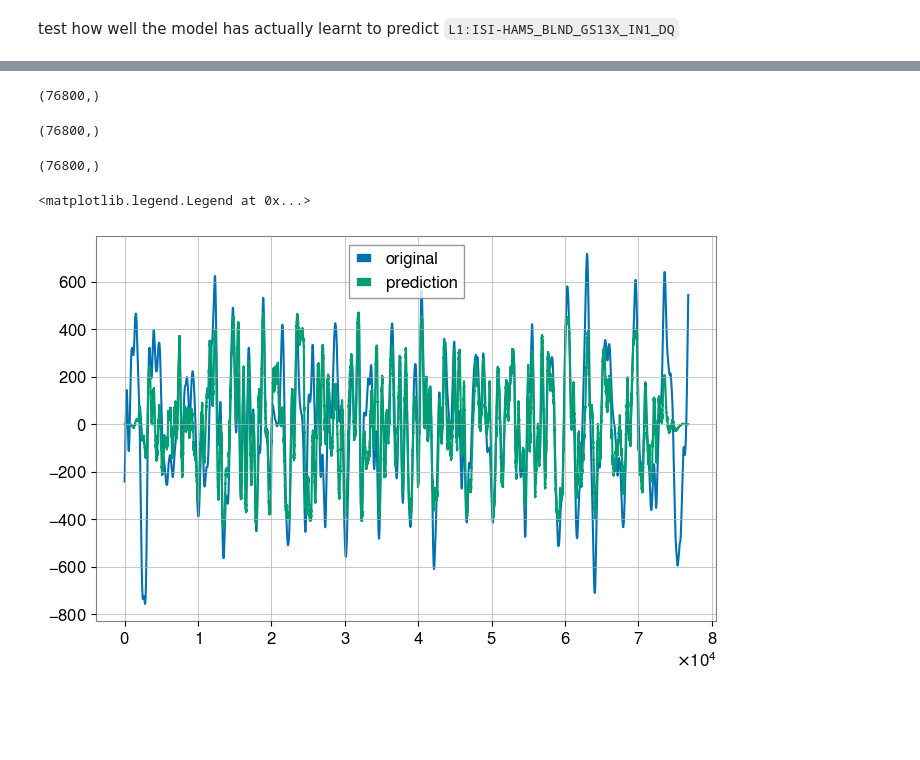
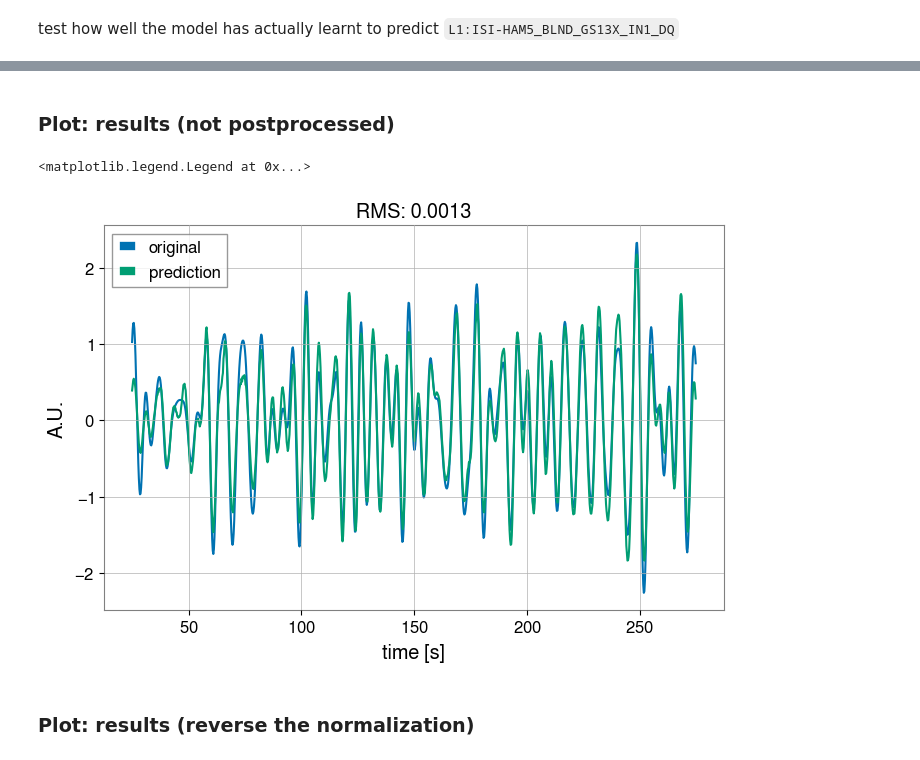
Before and after one commit to chreissel/ML4Seismic, a Jupyter notebook: Deepclean.ipynb, the cells around one changed output, grey strips where cells are left out. Cells and saved outputs as stored; diff of their text form; code cells hidden in the pictures; blank space fills up the shorter version.

```diff
--- a/Deepclean.ipynb
+++ b/Deepclean.ipynb
@@ -209,8 +106,8 @@ criterion = torch.nn.MSELoss(reduction='mean')
 cuda
 # %%
 # Actually start the training
-train_logger = dc.logger.Logger(outdir='.', metrics=['loss'])
+train_logger = dc.logger.Logger(outdir='training/deepclean/.', metrics=['loss'])
 dc.nn.utils.train(
     train_loader, model, criterion, optimizer, lr_scheduler,
-    val_loader=val_loader, max_epochs=25, logger=train_logger,
+    val_loader=val_loader, max_epochs=150, logger=train_logger,
     device=device)
@@ -246,17 +137,10 @@ test how well the model has actually learnt to predict `L1:ISI-HAM5_BLND_GS13X_I
 # %%
 load_model = True
 if load_model:
-    model.load_state_dict(torch.load('./models/epoch_9',map_location=device))
+    model.load_state_dict(torch.load('training/deepclean/models/epoch_74',map_location=device))
 # %%
 # run inference
-pred_batches = dc.nn.utils.evaluate(val_loader, model, device=device)
+pred_batches = dc.nn.utils.evaluate(test_loader, model, device=device)
 # postprocessing the ouput ('glue' together the individual predictions)
-noverlap = int((50.0 - 1.0) * 128)
+noverlap = int((60.0 - 1.0) * 4)
 pred = dc.signal.overlap_add(pred_batches, noverlap, 'hanning')
-
-# convert back to unit of target
-pred *= std[0].ravel()
-pred += mean[0].ravel()
-
-true = val_data[0]*std[0].ravel()
-true += mean[0].ravel()
@@ -283,12 +147,16 @@ val_data[0].shape
-# %%
-val_data[0].shape
-# %% [output]
-(76800,)
-# %%
-pred.shape
-# %% [output]
-(76800,)
-# %%
-true.shape
-# %% [output]
-(76800,)
+# %%
+true = test_data[9,:]
+# %% [markdown]
+### Plot: results (not postprocessed)
+# %%
+plt.plot(np.arange(100/4.,1100/4.,1/4.), true[100:1100], label='original')
+plt.plot(np.arange(100/4.,1100/4.,1/4.), pred[100:1100], label='prediction')
+plt.title('RMS: %.4f' %(np.sqrt(np.mean((pred-true))**2)))
+plt.xlabel('time [s]')
+plt.ylabel('A.U.')
+plt.legend()
+# %% [output]
+<matplotlib.legend.Legend at 0x...>
+[figure, added]
+# %% [markdown]
+### Plot: results (reverse the normalization)
@@ -295,7 +174,7 @@ true.shape
 # %%
-plt.plot(np.arange(0,76800,1), true, label='original')
-plt.plot(np.arange(0,76800,1), pred, label='prediction')
+plt.plot(np.arange(100/4.,1100/4.,1/4.), true[100:1100], label='original')
+plt.plot(np.arange(100/4.,1100/4.,1/4.), pred[100:1100], label='prediction')
+plt.title('RMS: %.4f' %(np.sqrt(np.mean((pred-true))**2)))
+plt.xlabel('time [s]')
+plt.ylabel('elongation')
 plt.legend()
-# %% [output]
-<matplotlib.legend.Legend at 0x...>
-[figure, removed]
```
Also changed, not shown: parts of 35 cells of this notebook.
